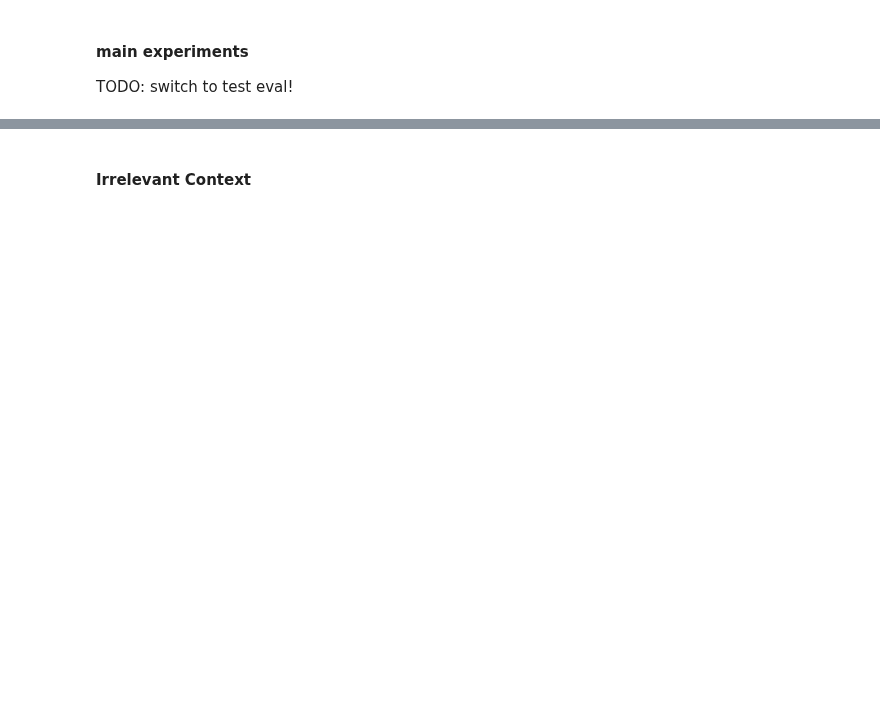
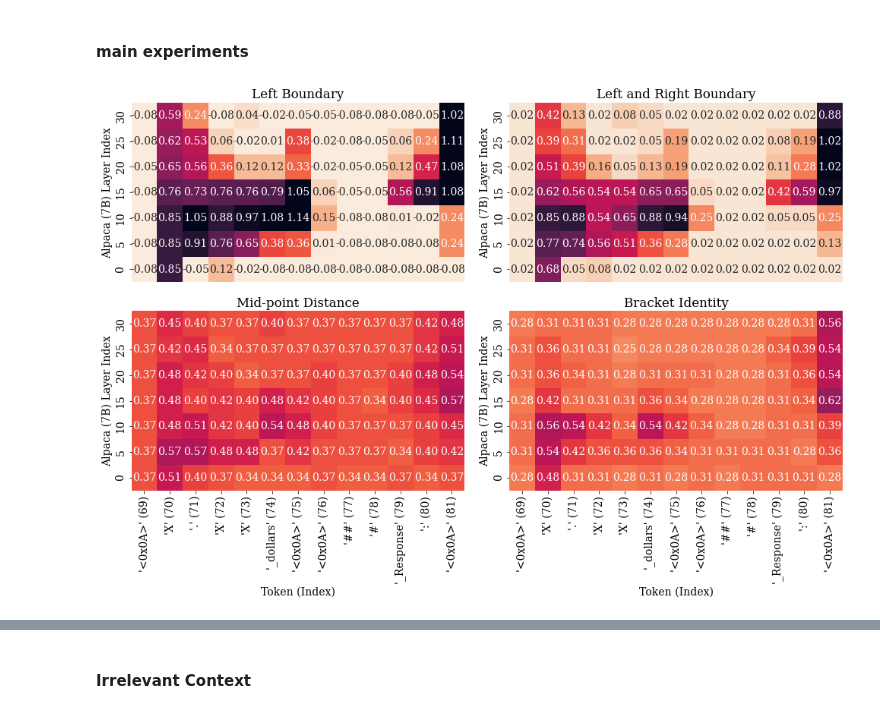
Before and after one commit to jasonlim131/robust-circuit-discovery, a Jupyter notebook: analysis.ipynb, the cells around one changed output, grey strips where cells are left out. Saved outputs shown, nothing was run; the diff lists cells and outputs as text; code cells hidden in the pictures; blank space fills up the shorter version.

```diff
--- a/analysis.ipynb
+++ b/analysis.ipynb
@@ -1,6 +1,5 @@
 # %% [markdown]
 #### main experiments
-TODO: switch to test eval!
 # %%
 import pandas as pd
 import seaborn as sns
@@ -10 +26,14 @@ import numpy as np
+# %%
+# loading multiple seeds results
+def aggregate_dict(dicts, aggregate_func=max):
+    results = {}
+    for d in dicts:
+        for k, v in d.items():
+            if k not in results:
+                results[k] = [v]
+            else:
+                results[k].append(v)
+    for k, v in results.items():
+        results[k] = aggregate_func(v)
+    return results
 # %%
@@ -18,28 +60,84 @@ control_bracket_data = loaded_object['bracket_alignment']
 # %%
 df = pd.DataFrame(list(oracle_lb_data.items()), columns=['coord', 'value'])
 # Split the coord column into separate columns
 df[['LLaMA Layer Idx', 'Token Position Idx']] = pd.DataFrame(df['coord'].tolist(), index=df.index)
 df['LLaMA Layer Idx'] = df['LLaMA Layer Idx'].max() - df['LLaMA Layer Idx']
 # Reshape the DataFrame to have coordinates as columns
 heatmap_oracle_lb_df = df.pivot(index='LLaMA Layer Idx', columns='Token Position Idx', values='value')
 
 df = pd.DataFrame(list(oracle_lub_data.items()), columns=['coord', 'value'])
 # Split the coord column into separate columns
 df[['LLaMA Layer Idx', 'Token Position Idx']] = pd.DataFrame(df['coord'].tolist(), index=df.index)
 df['LLaMA Layer Idx'] = df['LLaMA Layer Idx'].max() - df['LLaMA Layer Idx']
 # Reshape the DataFrame to have coordinates as columns
 heatmap_oracle_lub_df = df.pivot(index='LLaMA Layer Idx', columns='Token Position Idx', values='value')
 
 df = pd.DataFrame(list(control_midpoint_data.items()), columns=['coord', 'value'])
 # Split the coord column into separate columns
 df[['LLaMA Layer Idx', 'Token Position Idx']] = pd.DataFrame(df['coord'].tolist(), index=df.index)
 df['LLaMA Layer Idx'] = df['LLaMA Layer Idx'].max() - df['LLaMA Layer Idx']
 # Reshape the DataFrame to have coordinates as columns
 heatmap_control_midpoint_df = df.pivot(index='LLaMA Layer Idx', columns='Token Position Idx', values='value')
 
 df = pd.DataFrame(list(control_bracket_data.items()), columns=['coord', 'value'])
 # Split the coord column into separate columns
 df[['LLaMA Layer Idx', 'Token Position Idx']] = pd.DataFrame(df['coord'].tolist(), index=df.index)
 df['LLaMA Layer Idx'] = df['LLaMA Layer Idx'].max() - df['LLaMA Layer Idx']
 # Reshape the DataFrame to have coordinates as columns
 heatmap_control_bracket_df = df.pivot(index='LLaMA Layer Idx', columns='Token Position Idx', values='value')
+
+plt.rcParams["font.family"] = "DejaVu Serif"
+font = {'family' : 'DejaVu Serif',
+        'size'   : 14}
+plt.rc('font', **font)
+
+fig, ax = plt.subplots(2, 2, figsize=(14, 9.9))
+sns.heatmap(
+    heatmap_oracle_lb_df, yticklabels=heatmap_oracle_lb_df.index[::-1],
+    annot=True, fmt='.2f', vmin=0.0, vmax=1.0,
+    cmap="rocket_r", square=True, cbar=False, ax=ax[0, 0], xticklabels=[]
+)
+
+sns.heatmap(
+    heatmap_oracle_lub_df, yticklabels=heatmap_oracle_lub_df.index[::-1],
+    annot=True, fmt='.2f', vmin=0.0, vmax=1.0,
+    cmap="rocket_r", square=True, cbar=False, ax=ax[0, 1], xticklabels=[]
+)
+
+sns.heatmap(
+    heatmap_control_midpoint_df, yticklabels=heatmap_control_midpoint_df.index[::-1],
+    annot=True, fmt='.2f', vmin=0.0, vmax=1.0,
+    cmap="rocket_r", square=True, cbar=False, ax=ax[1, 0],
+    xticklabels=["'<0x0A>' (69)", "'X' (70)", "'.' (71)", "'X' (72)", "'X' (73)",
+                 "'_dollars' (74)", "'<0x0A>' (75)",
+                 "'<0x0A>' (76)", "'##' (77)", "'#' (78)",
+                 "'_Response' (79)", "':' (80)", "'<0x0A>' (81)"]
+)
+
+sns.heatmap(
+    heatmap_control_bracket_df, yticklabels=heatmap_control_bracket_df.index[::-1],
+    annot=True, fmt='.2f', vmin=0.0, vmax=1.0,
+    cmap="rocket_r", square=True, cbar=False, ax=ax[1, 1],
+    xticklabels=["'<0x0A>' (69)", "'X' (70)", "'.' (71)", "'X' (72)", "'X' (73)",
+                 "'_dollars' (74)", "'<0x0A>' (75)",
+                 "'<0x0A>' (76)", "'##' (77)", "'#' (78)",
+                 "'_Response' (79)", "':' (80)", "'<0x0A>' (81)"]
+)
+ax[0, 0].set(xlabel=None,
+       ylabel='Alpaca (7B) Layer Index',
+       title='Left Boundary')
+ax[0, 1].set(xlabel=None,
+       ylabel='Alpaca (7B) Layer Index',
+       title='Left and Right Boundary')
+ax[1, 0].set(xlabel='Token (Index)',
+       ylabel='Alpaca (7B) Layer Index',
+       title='Mid-point Distance')
+ax[1, 1].set(xlabel='Token (Index)',
+       ylabel='Alpaca (7B) Layer Index',
+       title='Bracket Identity')
+
+fig.tight_layout()
+# plt.show()
+plt.savefig("./logs/main-heatmap-standard.svg", bbox_inches='tight')
+# %% [output]
+[figure, added]
```
Also changed, not shown: parts of 28 cells of this notebook, 2 other files.
